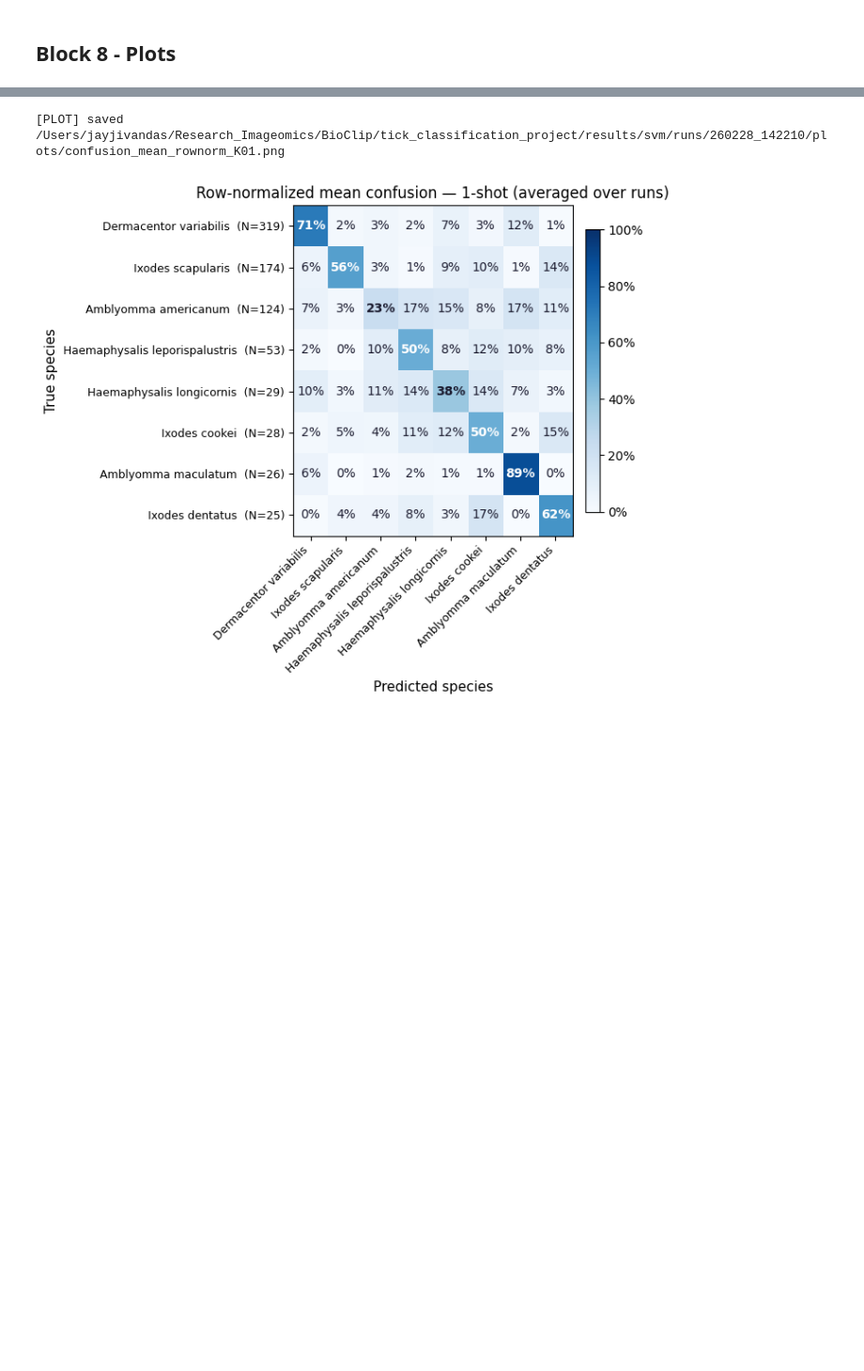
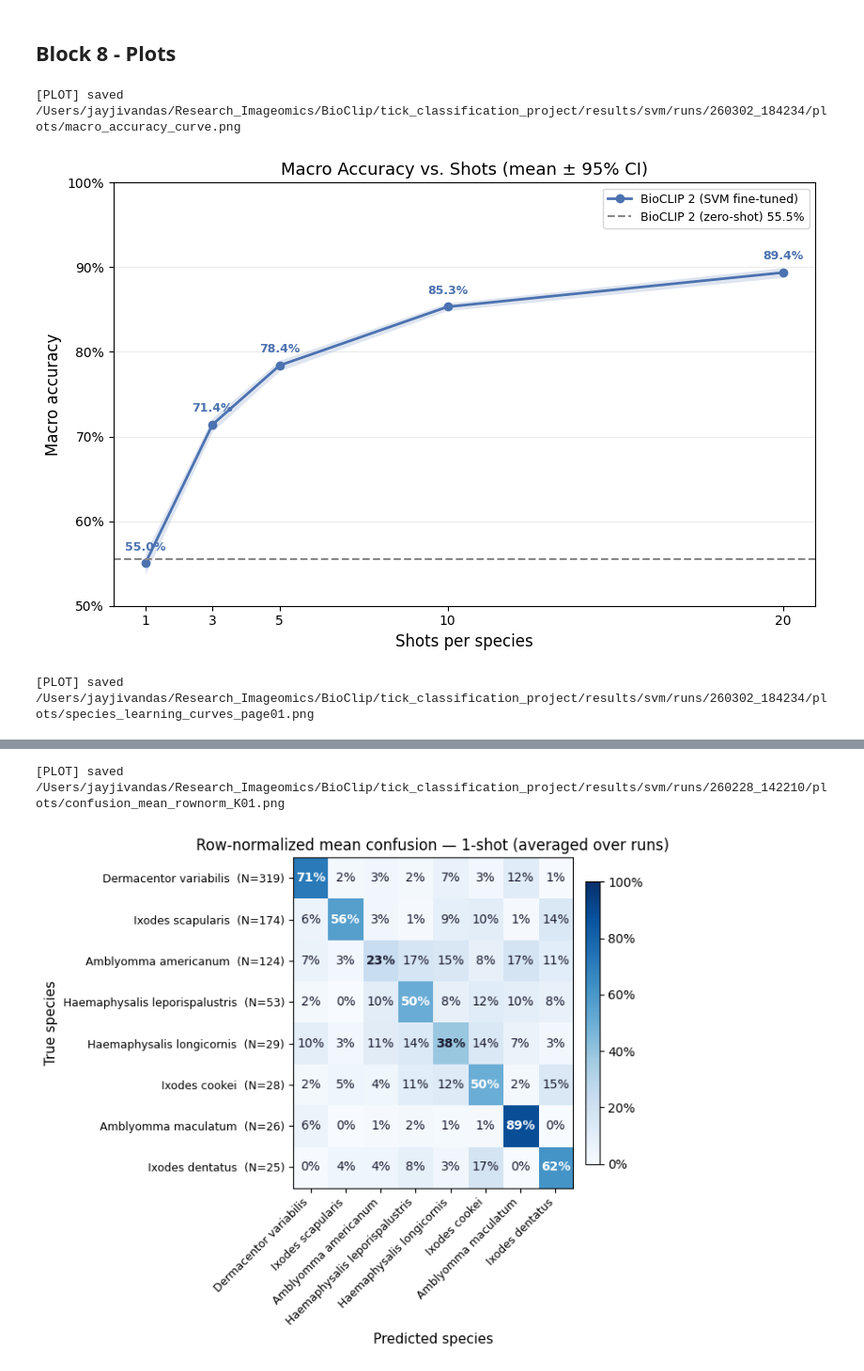
Before and after one commit to jjivandas/tick_classification_project, a Jupyter notebook: notebooks/03_finetuning_svm_new.ipynb, the cells around one changed output, grey strips where cells are left out. Shown at 94% size. Drawn from its saved outputs; the diff is of its cells as text; code cells hidden in the pictures; blank space fills up the shorter version.

```diff
--- a/notebooks/03_finetuning_svm_new.ipynb
+++ b/notebooks/03_finetuning_svm_new.ipynb
@@ -1032,7 +1005,7 @@ for xi, yi in zip(x, y):
                 ha="center", fontsize=9, fontweight="semibold", color=COLOR)
 
 # ---- BioCLIP zero-shot baseline ----
-bioclip_npz = Path(( paths['bioclip_results_dir'] / "latest_run.txt").read_text().strip())
+bioclip_npz = Path((paths['bioclip_results_dir'] / "latest_run.txt").read_text().strip())
 bc = np.load(bioclip_npz, allow_pickle=True)
 bioclip_macro = float(bc['macro_acc'][0])
 
@@ -1040,6 +1013,7 @@ ax.axhline(bioclip_macro, color='#888888', linestyle='--', linewidth=1.5,
            label=f"BioCLIP 2 (zero-shot) {bioclip_macro*100:.1f}%")
 
 ax.yaxis.set_major_formatter(PercentFormatter(1.0))
+ax.set_ylim(0.5, 1.0)
 ax.set_xlabel("Shots per species", fontsize=12)
 ax.set_ylabel("Macro accuracy", fontsize=12)
 ax.set_title("Macro Accuracy vs. Shots (mean ± 95% CI)", fontsize=13)
@@ -1048,30 +1022,61 @@ ax.grid(True, axis="y", alpha=0.25)
 ax.legend(fontsize=9)
 plt.tight_layout()
 
 if SAVE_PLOTS:
     out = PLOTS_DIR / "macro_accuracy_curve.png"
     plt.savefig(out, dpi=200)
     print(f"[PLOT] saved {out}")
 plt.show()
 
 # ---------- 2) Per-species learning curves (95% CI, sorted, paginated) ----------
 K_max = int(np.max(per_species_summary["shots"]))
 lastK = (per_species_summary.query("shots == @K_max")
          .sort_values("acc_mean", ascending=False)["species"].tolist())
 
 species_order = lastK
 shots_grid = np.sort(per_species_summary["shots"].unique())
 
 SPEC_PER_PAGE = 12
 num_pages = math.ceil(len(species_order) / SPEC_PER_PAGE)
 
 for page in range(num_pages):
     start = page * SPEC_PER_PAGE
     end   = start + SPEC_PER_PAGE
     subset = species_order[start:end]
     subdf = per_species_summary[per_species_summary["species"].isin(subset)].copy()
 
     fig, ax = plt.subplots(figsize=(9.5, 6.5))
     for sp, g in subdf.groupby("species"):
         g = (g.set_index("shots")
                .reindex(shots_grid)
+               .reset_index())
+        y  = g["acc_mean"].to_numpy()
+        ci = g["acc_ci95"].to_numpy()
+        ax.plot(shots_grid, y, marker="o", linewidth=1.8, label=sp)
+        lo = (y - ci); hi = (y + ci)
+        ax.fill_between(shots_grid, lo, hi, alpha=0.12, linewidth=0)
+
+    ax.yaxis.set_major_formatter(PercentFormatter(1.0))
+    ax.set_xticks(shots_grid)
+    ax.set_ylim(0, 1.0)
+    ax.set_xlabel("Shots per species", fontsize=12)
+    ax.set_ylabel("Accuracy", fontsize=12)
+    ttl = "Per-Species Accuracy vs. Shots (mean ± 95% CI over runs)"
+    if num_pages > 1:
+        ttl += f"  —  page {page+1}/{num_pages}"
+    ax.set_title(ttl, fontsize=13)
+    ax.grid(True, axis="y", alpha=0.25)
+
+    leg = ax.legend(title="Species", loc="center left", bbox_to_anchor=(1.02, 0.5),
+                    frameon=False, fontsize=9, title_fontsize=10)
+    plt.tight_layout()
+
+    if SAVE_PLOTS:
+        out = PLOTS_DIR / f"species_learning_curves_page{page+1:02d}.png"
+        plt.savefig(out, dpi=200, bbox_inches="tight")
+        print(f"[PLOT] saved {out}")
+    plt.show()
+# %% [output]
+[PLOT] saved /Users/jayjivandas/Research_Imageomics/BioClip/tick_classification_project/results/svm/runs/260302_184234/plots/macro_accuracy_curve.png
+[figure, added]
+[PLOT] saved /Users/jayjivandas/Research_Imageomics/BioClip/tick_classification_project/results/svm/runs/260302_184234/plots/species_learning_curves_page01.png
```
Also changed, not shown: parts of 7 cells of this notebook, 34 other files.
